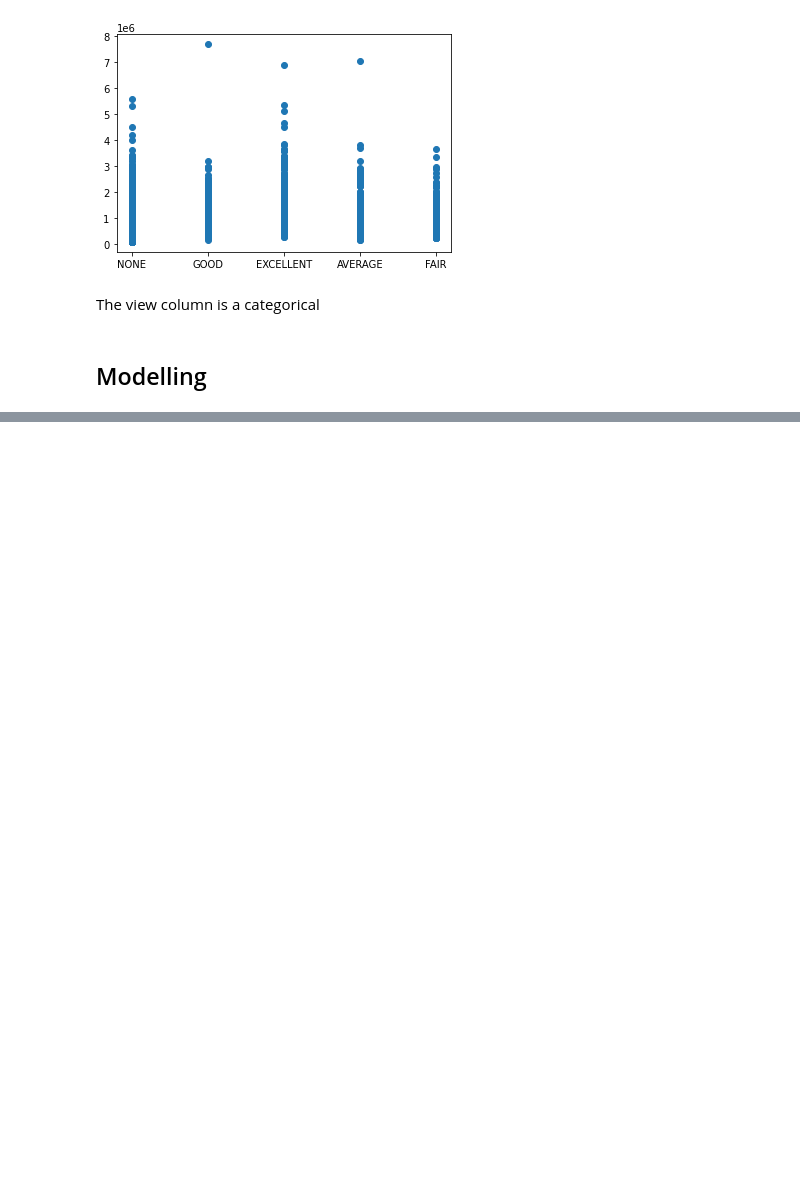
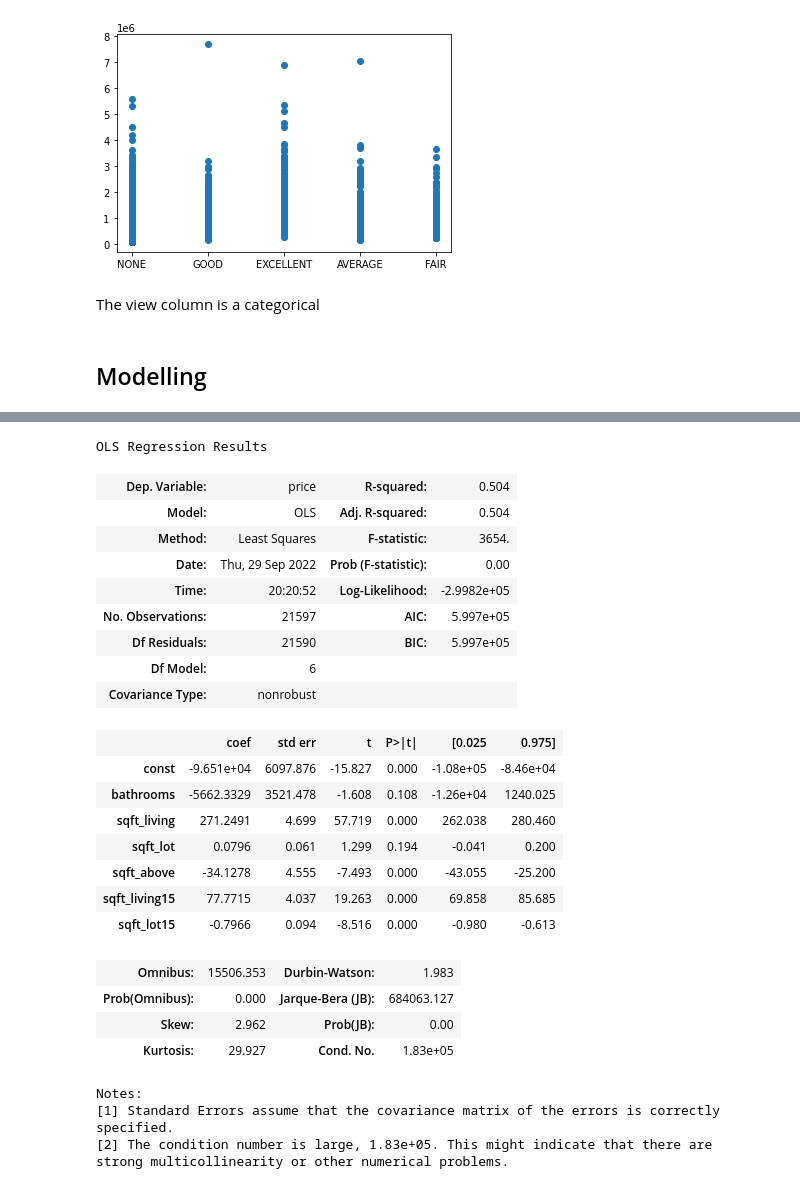
Before and after one commit to felix-n12/kingcounty, a Jupyter notebook: student-checkpoint.ipynb, the cells around one changed output, grey strips where cells are left out. Cells and saved outputs as stored; diff of their text form; code cells hidden in the pictures; blank space fills up the shorter version.

```diff
--- a/student-checkpoint.ipynb
+++ b/student-checkpoint.ipynb
@@ -372,0 +481,31 @@ import statsmodels.api as sm
+# %%
+model1=sm.OLS(endog=rel_house_data['price'],exog=sm.add_constant(newX))
+results1=model1.fit()
+results1.summary()
+# %% [output]
+OLS Regression Results
+| Dep. Variable: | price | R-squared: | 0.504 |
+| Model: | OLS | Adj. R-squared: | 0.504 |
+| Method: | Least Squares | F-statistic: | 3654. |
+| Date: | Thu, 29 Sep 2022 | Prob (F-statistic): | 0.00 |
+| Time: | 20:20:52 | Log-Likelihood: | -2.9982e+05 |
+| No. Observations: | 21597 | AIC: | 5.997e+05 |
+| Df Residuals: | 21590 | BIC: | 5.997e+05 |
+| Df Model: | 6 |  |  |
+| Covariance Type: | nonrobust |  |  |
+|  | coef | std err | t | P>|t| | [0.025 | 0.975] |
+| const | -9.651e+04 | 6097.876 | -15.827 | 0.000 | -1.08e+05 | -8.46e+04 |
+| bathrooms | -5662.3329 | 3521.478 | -1.608 | 0.108 | -1.26e+04 | 1240.025 |
+| sqft_living | 271.2491 | 4.699 | 57.719 | 0.000 | 262.038 | 280.460 |
+| sqft_lot | 0.0796 | 0.061 | 1.299 | 0.194 | -0.041 | 0.200 |
+| sqft_above | -34.1278 | 4.555 | -7.493 | 0.000 | -43.055 | -25.200 |
+| sqft_living15 | 77.7715 | 4.037 | 19.263 | 0.000 | 69.858 | 85.685 |
+| sqft_lot15 | -0.7966 | 0.094 | -8.516 | 0.000 | -0.980 | -0.613 |
+| Omnibus: | 15506.353 | Durbin-Watson: | 1.983 |
+| Prob(Omnibus): | 0.000 | Jarque-Bera (JB): | 684063.127 |
+| Skew: | 2.962 | Prob(JB): | 0.00 |
+| Kurtosis: | 29.927 | Cond. No. | 1.83e+05 |
+Notes:
+[1] Standard Errors assume that the covariance matrix of the errors is correctly specified.
+[2] The condition number is large, 1.83e+05. This might indicate that there are
+strong multicollinearity or other numerical problems.
```
Also changed, not shown: parts of 13 cells of this notebook.
